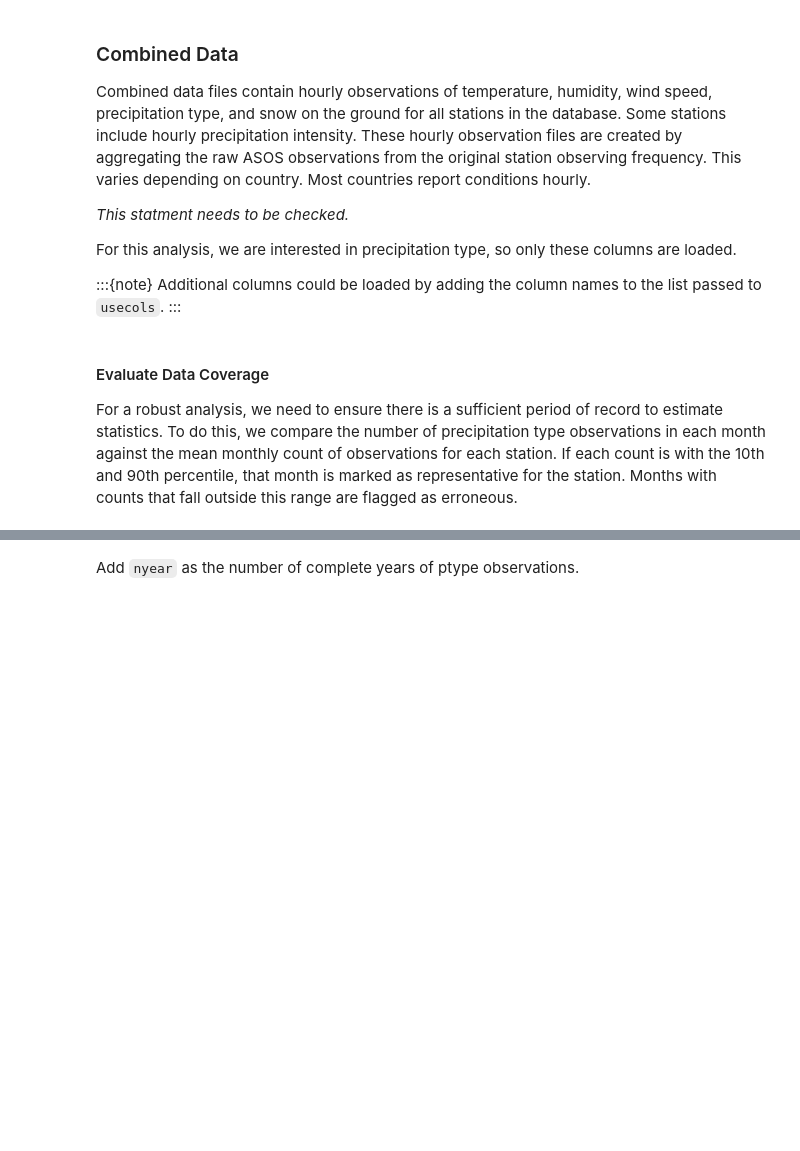
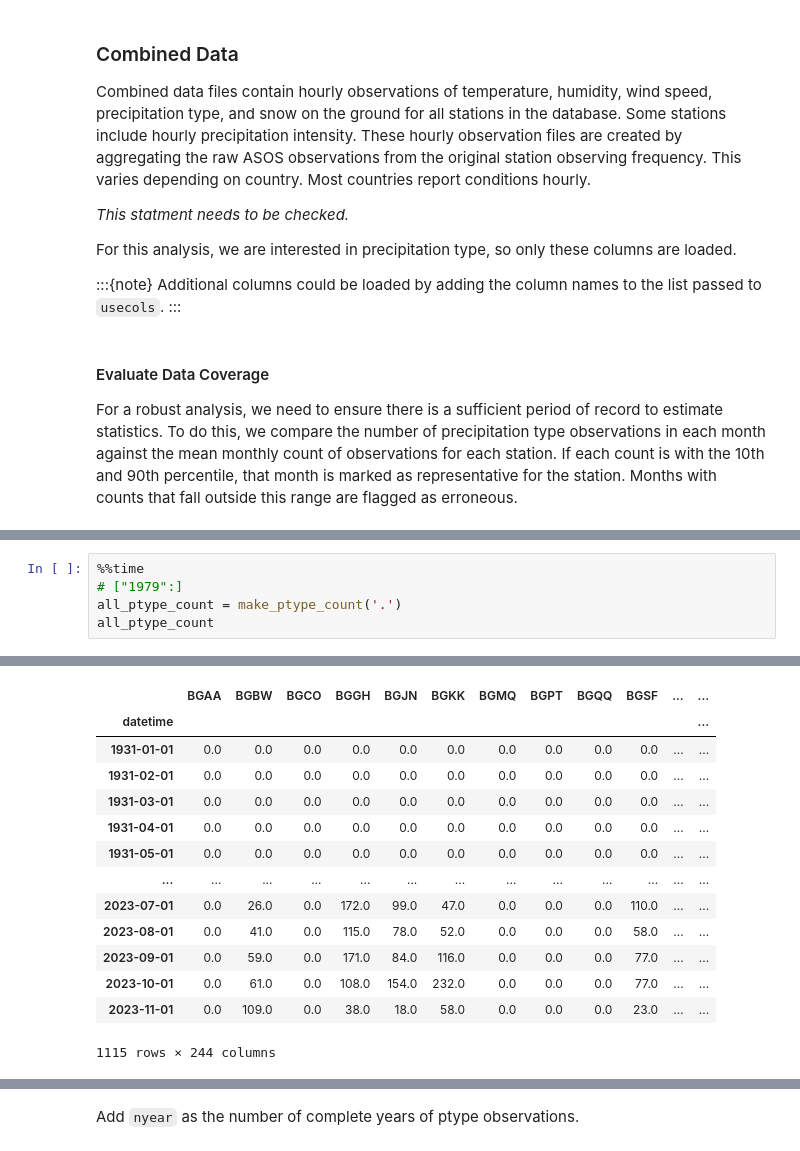
Before and after one commit to andypbarrett/rain_on_snow_climatology_paper, a Jupyter notebook: notebooks/liquid_precipitation_event_fraction.ipynb, the cells around one changed output, grey strips where cells are left out. Cells and saved outputs as stored; diff of their text form; blank space fills up the shorter version.

```diff
--- a/notebooks/liquid_precipitation_event_fraction.ipynb
+++ b/notebooks/liquid_precipitation_event_fraction.ipynb
@@ -156,0 +122,6 @@ Wall time: 1min 40s
+# %%
+%%time
+# ["1979":]
+all_ptype_count = make_ptype_count('.')
+all_ptype_count
+# %% [output]
@@ -157,3 +130,17 @@ Wall time: 1min 40s
+|  | BGAA | BGBW | BGCO | BGGH | BGJN | BGKK | BGMQ | BGPT | BGQQ | BGSF | ... | ... |
+| datetime |  |  |  |  |  |  |  |  |  |  |  | ... |
+| 1931-01-01 | 0.0 | 0.0 | 0.0 | 0.0 | 0.0 | 0.0 | 0.0 | 0.0 | 0.0 | 0.0 | ... | ... |
+| 1931-02-01 | 0.0 | 0.0 | 0.0 | 0.0 | 0.0 | 0.0 | 0.0 | 0.0 | 0.0 | 0.0 | ... | ... |
+| 1931-03-01 | 0.0 | 0.0 | 0.0 | 0.0 | 0.0 | 0.0 | 0.0 | 0.0 | 0.0 | 0.0 | ... | ... |
+| 1931-04-01 | 0.0 | 0.0 | 0.0 | 0.0 | 0.0 | 0.0 | 0.0 | 0.0 | 0.0 | 0.0 | ... | ... |
+| 1931-05-01 | 0.0 | 0.0 | 0.0 | 0.0 | 0.0 | 0.0 | 0.0 | 0.0 | 0.0 | 0.0 | ... | ... |
+| ... | ... | ... | ... | ... | ... | ... | ... | ... | ... | ... | ... | ... |
+| 2023-07-01 | 0.0 | 26.0 | 0.0 | 172.0 | 99.0 | 47.0 | 0.0 | 0.0 | 0.0 | 110.0 | ... | ... |
+| 2023-08-01 | 0.0 | 41.0 | 0.0 | 115.0 | 78.0 | 52.0 | 0.0 | 0.0 | 0.0 | 58.0 | ... | ... |
+| 2023-09-01 | 0.0 | 59.0 | 0.0 | 171.0 | 84.0 | 116.0 | 0.0 | 0.0 | 0.0 | 77.0 | ... | ... |
+| 2023-10-01 | 0.0 | 61.0 | 0.0 | 108.0 | 154.0 | 232.0 | 0.0 | 0.0 | 0.0 | 77.0 | ... | ... |
+| 2023-11-01 | 0.0 | 109.0 | 0.0 | 38.0 | 18.0 | 58.0 | 0.0 | 0.0 | 0.0 | 23.0 | ... | ... |
+1115 rows × 244 columns
 # %%
 percentile = ptype_count["PAYA"].groupby(ptype_count.index.month).quantile([0.01, 0.99]).unstack(level=-1)
 
```
Also changed, not shown: parts of 15 cells of this notebook.
